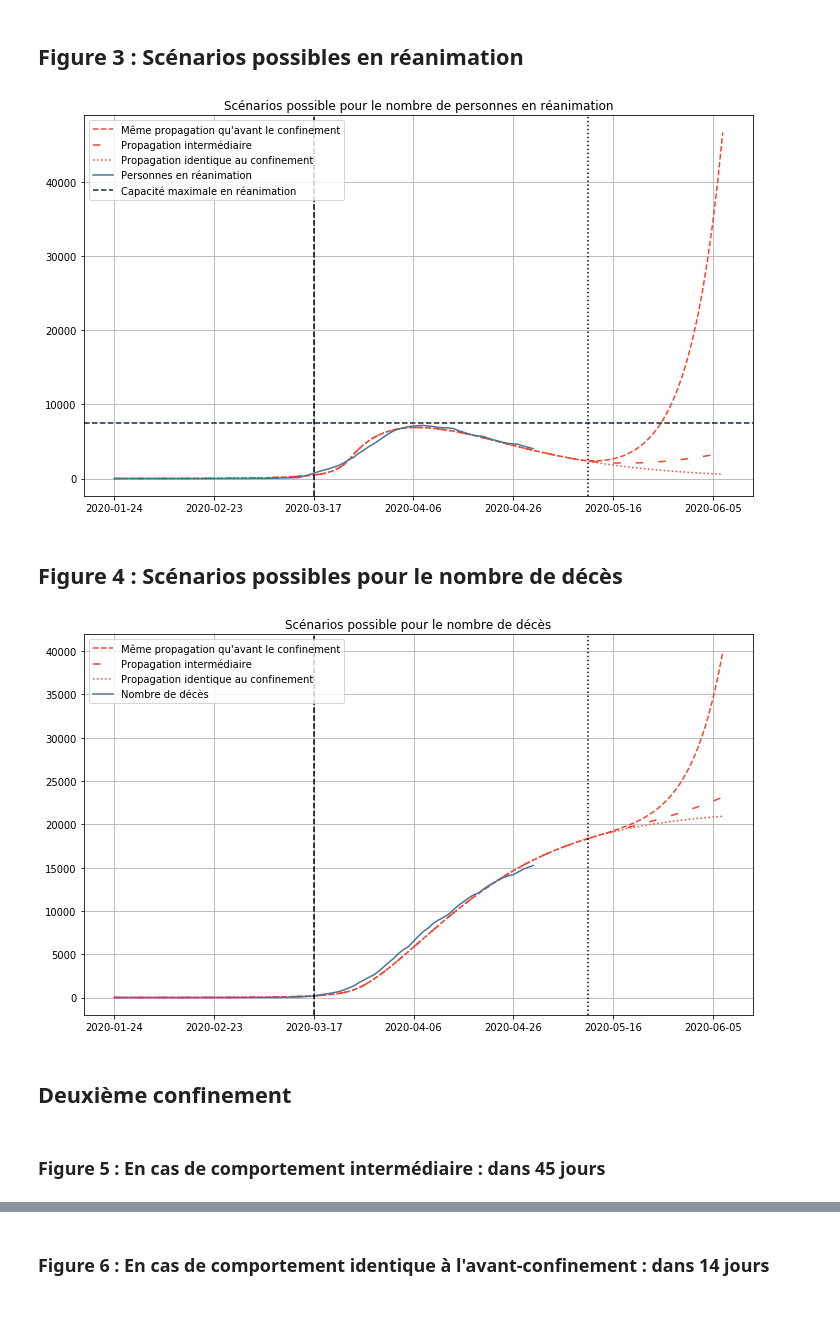
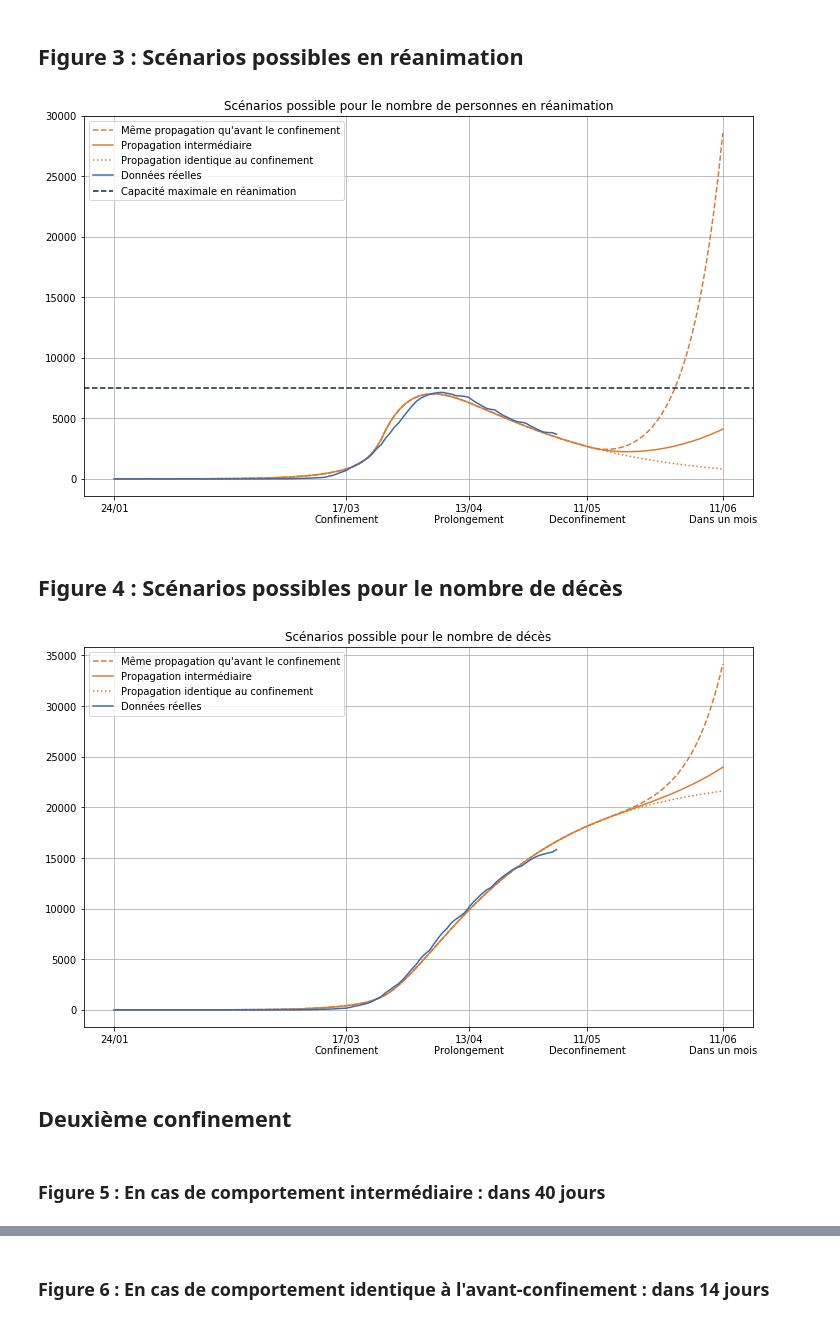
Before and after one commit to cristal-smac/covid, a Jupyter notebook: covid_simulation.ipynb, the cells around one changed output, grey strips where cells are left out. Saved outputs shown, nothing was run; the diff lists cells and outputs as text; code cells hidden in the pictures.

```diff
--- a/covid_simulation.ipynb
+++ b/covid_simulation.ipynb
@@ -574 +580,4 @@ data = data.interpolate().fillna(method='bfill')
+# %%
+data['reanimation'][0:3] = 0
+data['gueris'][0:3] = 0
 # %%
@@ -1250,9 +1255,17 @@ data.tail()
 # %%
-couleur_a='#467599'
-couleur_b='#F4442E'
+couleur_a='#396AB1'
+couleur_b='#DA7C30'
 dpi=300
 figsize = (10,5)
+# %%
+avant_confinement = data.loc[:'2020-03-16'].shape[0]
+renforcement = data.loc[:'2020-03-24'].shape[0]
+prolongement = data.loc[:'2020-04-13'].shape[0]
+aujourdhui = len(data.index) - 1
+deconfinement = aujourdhui + 7
+#deconfinement = data.loc[:'2020-05-11'].shape[0]
 # %%
-periodes_confinement = [40, 7, 20, len(data.index) - (68)]
-candidat=[0.32809308410913945, 0.5087776146217764, 0.11803733457942057, 0.10237012369584096,
-          data['cas_confirmes'][0]/67000000, 0.07, 0.085, 0.01867888410142252, 0.07322347188884182]
+periodes_confinement = [avant_confinement, renforcement - avant_confinement, prolongement - renforcement, aujourdhui - prolongement]
+candidat=[0.275372335146436, 0.38676389057705435, 0.08906800372536995, 0.10045712354211243,
+          data['cas_confirmes'][0]/67000000, 0.07, 0.07, 0.011445165643347396, 0.06942900452349375]
+taux_intermediaire = (candidat[0] + candidat[3])/2
@@ -1345,44 +1365,43 @@ def scenario(listeTaux, category="G", label="Scenario 1", linestyle='solid'):
 # %%
 fig, ax = plt.subplots(figsize=(12,7))
 
-scenario([0.1]*8+[0.32]*30, "G", label="Même propagation qu'avant le confinement", linestyle='dashed')
-scenario([0.1]*8+[0.2]*30, "G", label="Propagation intermédiaire", linestyle=(0, (5, 10)))
-scenario([0.1]*38, "G", label="Propagation identique au confinement", linestyle='dotted')
-plt.plot(data_objectif_ministere[2]*67000000, label="Personnes en réanimation", color=couleur_a)
+scenario([candidat[3]]*7+[candidat[0]]*31, "G", label="Même propagation qu'avant le confinement", linestyle='dashed')
+scenario([candidat[3]]*7+[taux_intermediaire]*31, "G", label="Propagation intermédiaire", linestyle='-')
+scenario([candidat[3]]*38, "G", label="Propagation identique au confinement", linestyle='dotted')
+plt.plot(data_objectif_ministere[2]*67000000, label="Données réelles", color=couleur_a)
 plt.axhline(y=7500, label="Capacité maximale en réanimation", color='#16262E', linestyle='dashed')
-plt.axvline(x=40, color='black', linestyle='--')
-plt.axvline(x=95, color='black', linestyle=':')
 
 plt.grid()
-plt.xticks([0, 20, 40, 60, 80, 100, 120],
-           (data['date'][0], data['date'][20], data['date'][40],
-            data['date'][60], data['date'][80], '2020-05-16', '2020-06-05'))
+plt.xticks([0, avant_confinement, prolongement, deconfinement, deconfinement+31],
+           ('24/01', '17/03\nConfinement', '13/04\nProlongement', '11/05\nDeconfinement', '11/06\nDans un mois'),
+           rotation=0)
+
 plt.title("Scénarios possible pour le nombre de personnes en réanimation")
 plt.legend()
 plt.savefig("slides/figure3.jpg", dpi=dpi)
 # %% [output]
-[figure, old version]
+[figure, new version]
 # %% [markdown]
 ## Figure 4 : Scénarios possibles pour le nombre de décès
 # %%
 fig, ax = plt.subplots(figsize=(12,7))
 
-scenario([0.1]*8 + [0.32]*30, "M", "Même propagation qu'avant le confinement", linestyle='dashed')
-scenario([0.1]*8 + [0.2]*30, "M", "Propagation intermédiaire", linestyle=(0, (5, 10)))
-scenario([0.1]*38, "M", "Propagation identique au confinement", linestyle='dotted')
-plt.plot(data_objectif_ministere[4]*67000000, label="Nombre de décès", color=couleur_a)
-plt.axvline(x=40, color='black', linestyle='--')
-plt.axvline(x=95, color='black', linestyle=':')
-plt.xticks([0, 20, 40, 60, 80, 100, 120],
-           (data['date'][0], data['date'][20], data['date'][40],
-            data['date'][60], data['date'][80], '2020-05-16', '2020-06-05'))
+scenario([candidat[3]]*7 + [candidat[0]]*31, "M", "Même propagation qu'avant le confinement", linestyle='dashed')
+scenario([candidat[3]]*7 + [taux_intermediaire]*31, "M", "Propagation intermédiaire", linestyle='-')
+scenario([candidat[3]]*38, "M", "Propagation identique au confinement", linestyle='dotted')
+plt.plot(data_objectif_ministere[4]*67000000, label="Données réelles", color=couleur_a)
+
+plt.xticks([0, avant_confinement, prolongement, deconfinement, deconfinement+31],
+           ('24/01', '17/03\nConfinement', '13/04\nProlongement', '11/05\nDeconfinement', '11/06\nDans un mois'),
+           rotation=0)
+
 plt.title("Scénarios possible pour le nombre de décès")
 plt.grid()
 plt.legend()
 plt.savefig("slides/figure4.jpg", dpi=dpi)
 # %% [output]
-[figure, old version]
+[figure, new version]
 # %% [markdown]
 ## Deuxième confinement
 # %% [markdown]
-### Figure 5 : En cas de comportement intermédiaire : dans 45 jours
+### Figure 5 : En cas de comportement intermédiaire : dans 40 jours
```
Also changed, not shown: parts of 26 cells of this notebook, 10 other files.
